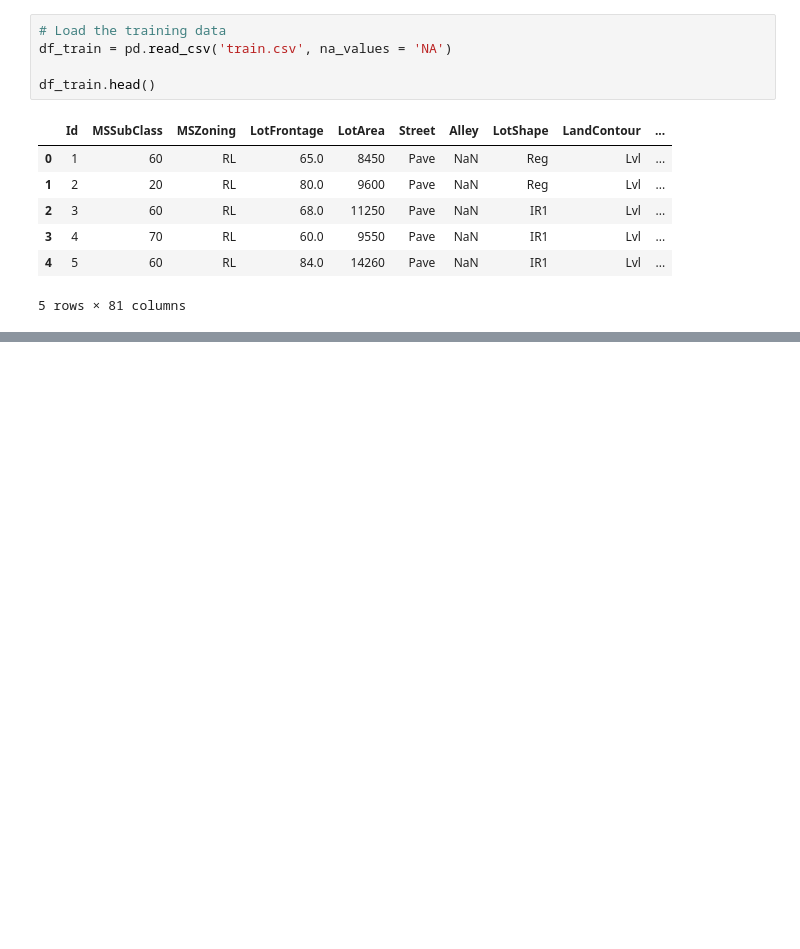
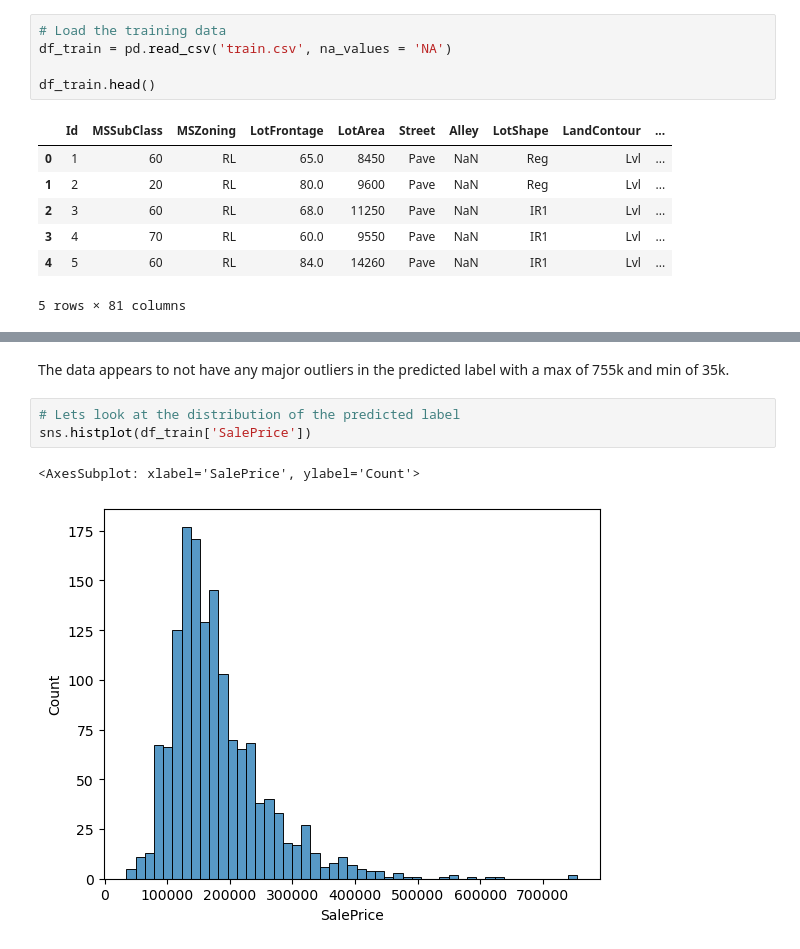
Before and after one commit to SMRain10/Housing-Price-Regression-Competition, a Jupyter notebook: 611_Project.ipynb, the cells around one changed output, grey strips where cells are left out. Drawn from its saved outputs; the diff is of its cells as text; blank space fills up the shorter version.

Commit message:
data analysis

```diff
--- a/611_Project.ipynb
+++ b/611_Project.ipynb
@@ -28,0 +60,8 @@ df_train.shape
+# %% [markdown]
+The data appears to not have any major outliers in the predicted label with a max of 755k and min of 35k.
+# %%
+# Lets look at the distribution of the predicted label
+sns.histplot(df_train['SalePrice'])
+# %% [output]
+<AxesSubplot: xlabel='SalePrice', ylabel='Count'>
+[figure, added]
```
Also changed, not shown: parts of 11 cells of this notebook.
